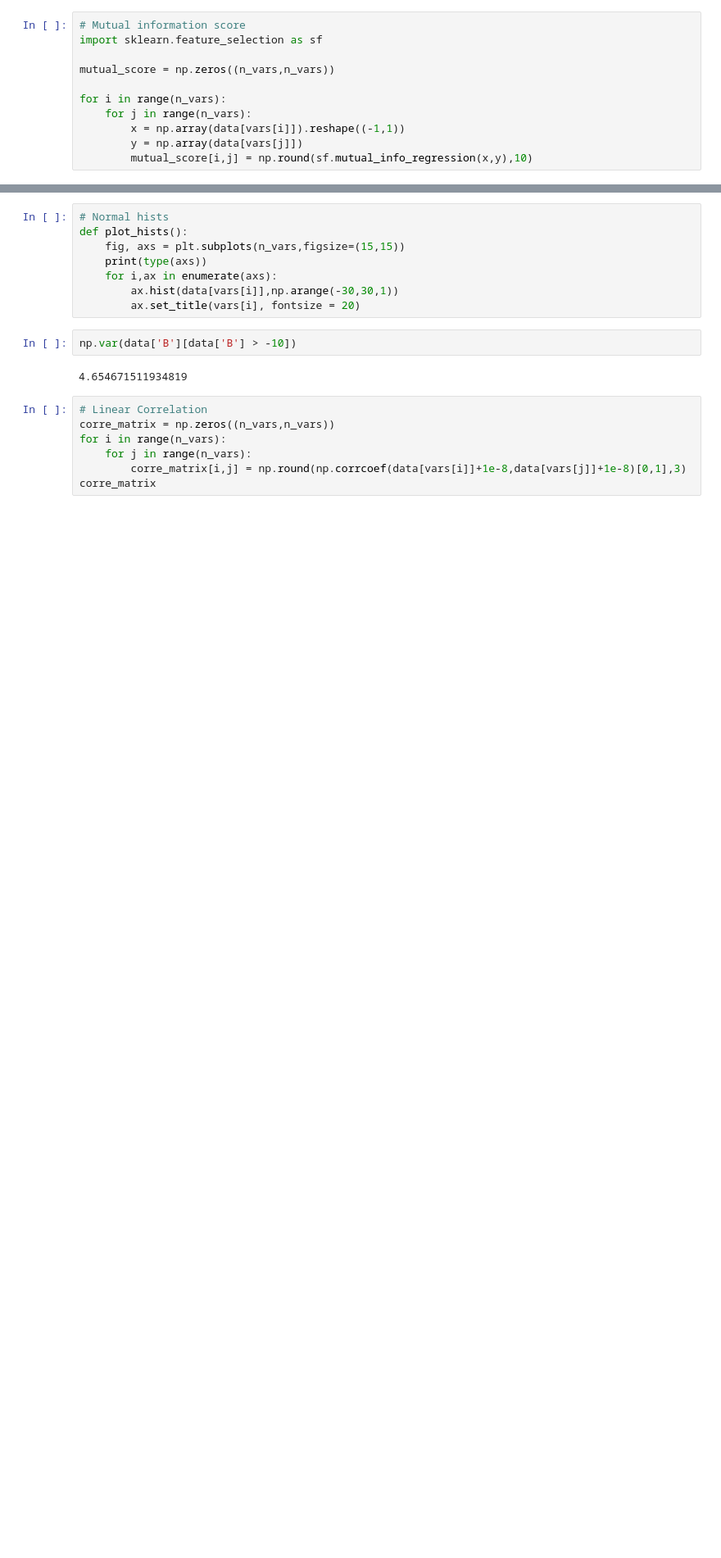
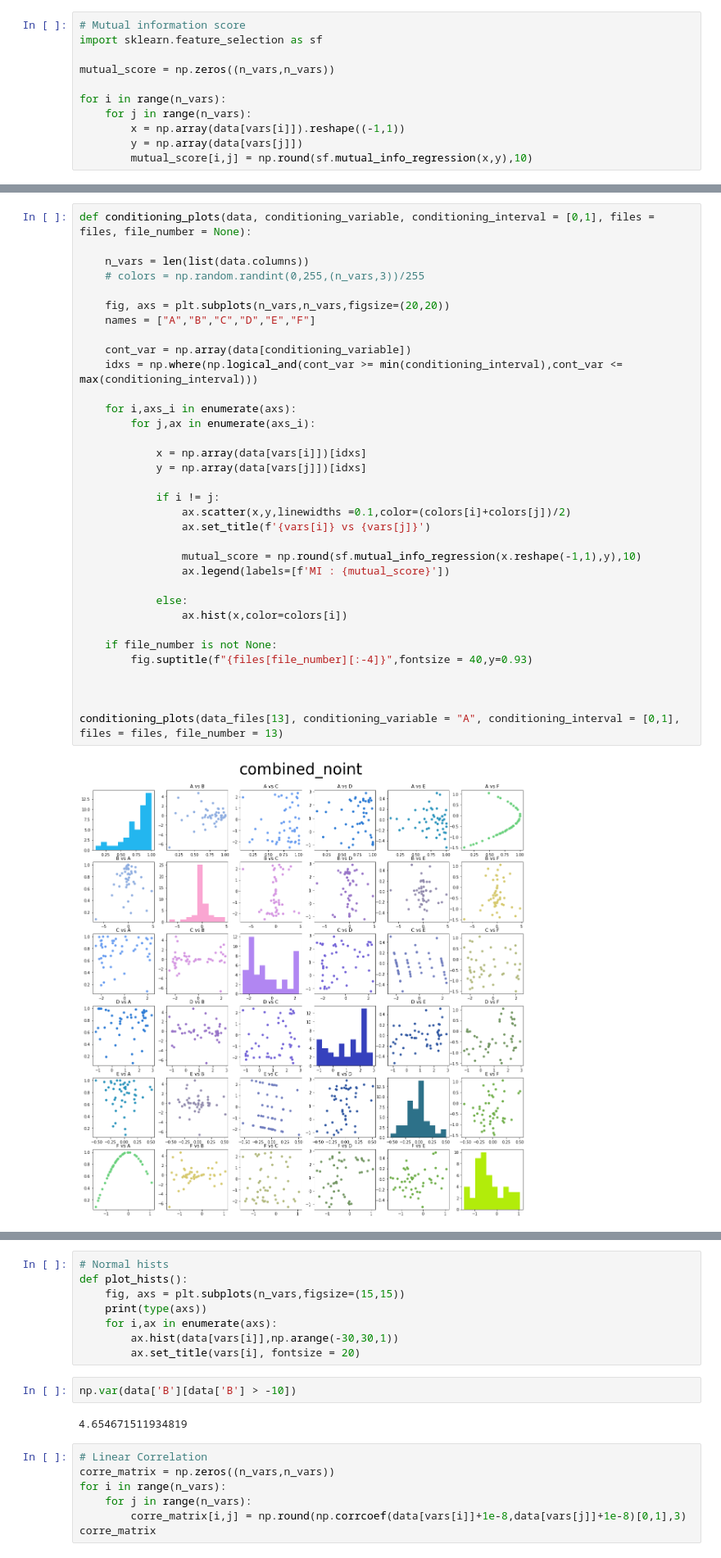
Before and after one commit to Skroko/02463-active-final-miniproject, a Jupyter notebook: actual_file.ipynb, the cells around one changed output, grey strips where cells are left out. Shown at 82% size. Cells and saved outputs as stored; diff of their text form; blank space fills up the shorter version.

Commit message:
conditioning

```diff
--- a/actual_file.ipynb
+++ b/actual_file.ipynb
@@ -138,0 +119,36 @@ pairwise_plots(data_files[6], combarison_data = data_files[files.index("combined
+# %%
+def conditioning_plots(data, conditioning_variable, conditioning_interval = [0,1], files = files, file_number = None):
+
+    n_vars = len(list(data.columns))
+    # colors = np.random.randint(0,255,(n_vars,3))/255
+
+    fig, axs = plt.subplots(n_vars,n_vars,figsize=(20,20))
+    names = ["A","B","C","D","E","F"]
+
+    cont_var = np.array(data[conditioning_variable])
+    idxs = np.where(np.logical_and(cont_var >= min(conditioning_interval),cont_var <= max(conditioning_interval)))
+
+    for i,axs_i in enumerate(axs):
+        for j,ax in enumerate(axs_i):
+
+            x = np.array(data[vars[i]])[idxs]
+            y = np.array(data[vars[j]])[idxs]
+
+            if i != j:
+                ax.scatter(x,y,linewidths =0.1,color=(colors[i]+colors[j])/2)
+                ax.set_title(f'{vars[i]} vs {vars[j]}')
+
+                mutual_score = np.round(sf.mutual_info_regression(x.reshape(-1,1),y),10)
+                ax.legend(labels=[f'MI : {mutual_score}'])
+
+            else:
+                ax.hist(x,color=colors[i])
+
+    if file_number is not None:
+        fig.suptitle(f"{files[file_number][:-4]}",fontsize = 40,y=0.93)
+
+
+
+conditioning_plots(data_files[13], conditioning_variable = "A", conditioning_interval = [0,1], files = files, file_number = 13)
+# %% [output]
+[figure, added]
```
Also changed, not shown: parts of 17 cells of this notebook.
